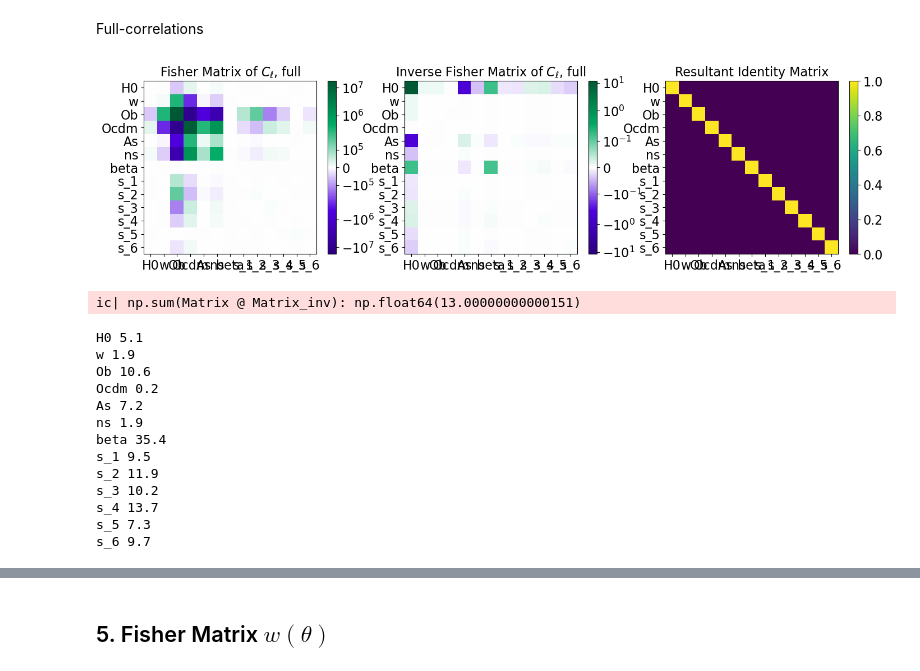
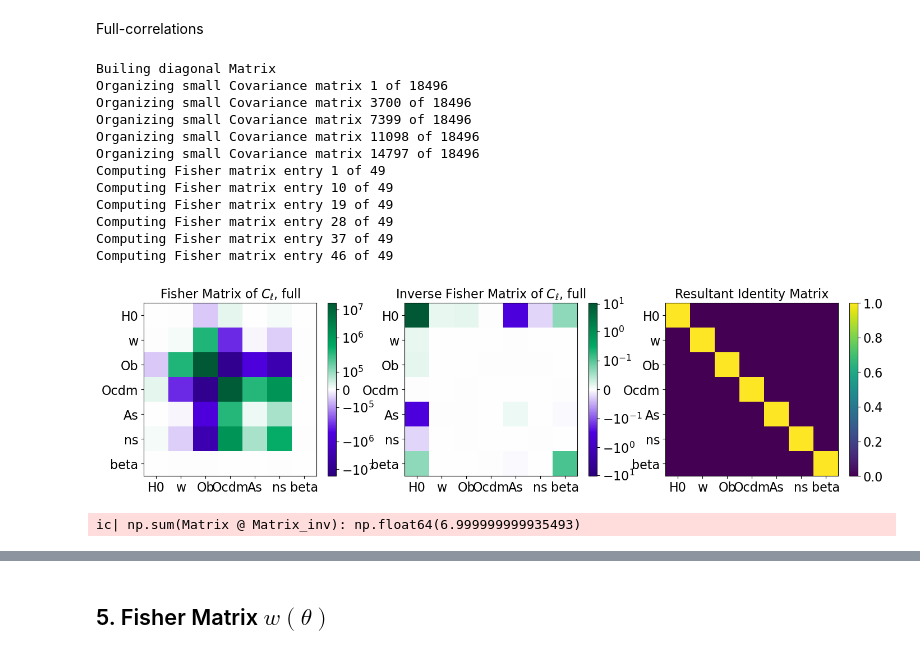
Before and after one commit to GreenTS27/Photo_Surveys-HI_IM-Fisher_Matrix, a Jupyter notebook: Fisher_Matrix_C_ell_vs_w_t.ipynb, the cells around one changed output, grey strips where cells are left out. Drawn from its saved outputs; the diff is of its cells as text; code cells hidden in the pictures.

```diff
--- a/Fisher_Matrix_C_ell_vs_w_t.ipynb
+++ b/Fisher_Matrix_C_ell_vs_w_t.ipynb
@@ -1453,31 +1499,18 @@ arr_zs = np.linspace(0, 1.75, 1000)
 
 # arr_sigma_z = sigma_val*(1+arr_zs)
 arr_sigma_z = np.zeros(N_bins_Total)
-count=0
 for index_zc in range(N_bins_Total):
     if index_zc in dic_Gal_HI_id["Gal"]:
         arr_sigma_z[index_zc] = sigma_val
     elif index_zc in dic_Gal_HI_id["HI"]:
         arr_sigma_z[index_zc] = sigma_val_HI
-
-        # arr_sigma_z[index_zc] = arr_bin_width[index_zc]/2
-        # arr_sigma_z[index_zc] = 10**-3 * (1 + arr_z_central[index_zc])
-
-        # sigma_nu = arr_bin_width_nu[index_zc-N_bins_HI] /2
-        # sigma_nu = 20 /2 #Mhz
-        # nu_obs = nu_ref / (arr_z_central[index_zc] + 1)
-        # arr_sigma_z[index_zc] = (sigma_nu)/ (nu_obs) * (1 + arr_z_central[index_zc])
-        # ic(sigma_nu / nu_obs)
-
-        count+=1
-
 # ic(arr_sigma_z)
 
 
 dic_Window  = Window_func_Gal_HI(arr_zs, arr_z_central, z0_value, N_gal_value,
                                 arr_sigma_val=arr_sigma_z, arr_bin_width=arr_bin_width,
-                                arr_n_gal=arr_ngal_bin, func_pz=func_pz, W_func="W_erf",
-                                dic_Gal_HI_id=dic_Gal_HI_id,
+                                arr_n_gal=arr_ngal_bin, func_pz=func_pz, func_Tz=Temp_HI,
+                                W_func="W_erf", dic_Gal_HI_id=dic_Gal_HI_id,
                                 Show_WS=True, Fig_y_unit="gal/sr",
                                 Name_Survey_Gal=Survey_Gal, Name_Survey_HI=Survey_HI, fig_size=(10,10) )
 
@@ -1751,9 +1784,9 @@ ic| N_thetas: 100
 # %% [markdown]
 ### 1.4 Cosmology and Magnification bias values
 # %%
-set_name = "both"
+# set_name = "both"
 # set_name = "sz"
-# set_name = "beta"
+set_name = "beta"
 
 ############################# Cosmological parameters ####################################
 # dic_Cosm_param={"parameter_name" : ["par_info", fiducial_value, h_value]
@@ -1778,7 +1811,7 @@ for index_zc, z_c in enumerate(arr_z_central):
 
     elif index_zc in dic_Gal_HI_id["HI"]:
         dic_mag_bias[index_zc] = 2/5
-ic(dic_mag_bias)
+# ic(dic_mag_bias)
 
 if set_name=="both":
     dic_Cosm_param["beta"] = ['beta', 1, 10**-2]
@@ -1957,50 +1968,45 @@ Autocorrelations
 Full-correlations
 # %%
 # # Loading data
-# # save_filename_sz = f"{Survey_Gal}_{N_bins_Gal}zbins_{Survey_HI}_{N_bins_HI}zbins_sz"
-# # save_filename_beta = f"{Survey_Gal}_{N_bins_Gal}zbins_{Survey_HI}_{N_bins_HI}zbins_beta"
-# # save_filename_both = f"{Survey_Gal}_{N_bins_Gal}zbins_{Survey_HI}_{N_bins_HI}zbins_both"
+# save_filename_sz = f"{Survey_Gal}_{N_bins_Gal}zbins_{Survey_HI}_{N_bins_HI}zbins_sz"
+# save_filename_beta = f"{Survey_Gal}_{N_bins_Gal}zbins_{Survey_HI}_{N_bins_HI}zbins_beta"
+save_filename_both = f"{Survey_Gal}_{N_bins_Gal}zbins_{Survey_HI}_{N_bins_HI}zbins_both"
 
 
-Cov_Matrix_full = np.load(F"{folder_name}FisherM_CovM_full_{save_filename}.npy")
+Cov_Matrix_full = np.load(F"{folder_name}FisherM_CovM_full_{save_filename_both}.npy")
 
-with open(F"{folder_name}FisherM_deriv_full_{save_filename}.pkl", 'rb') as file:
+with open(F"{folder_name}FisherM_deriv_full_{save_filename_both}.pkl", 'rb') as file:
     dic_derivatives_full = pickle.load(file)
+
 
 
 # Calculating matrix
 Fish_Cl_full = Fisher_Matrix_Cl_better(Data_arr_indices_full, dic_Cosm_param, Cov_Matrix_full, dic_derivatives_full,
                                 full_l_min, l_min, full_l_max, l_max, dic_f_sky, dic_Gal_HI_id=dic_Gal_HI_id,
-                                ell_step=ell_step, verbose=False)
+                                ell_step=ell_step, verbose=True)
 
 
 # Saving data
 df_Cl_full = pd.DataFrame(data=Fish_Cl_full.astype(float))
 df_Cl_full.to_csv(F"{folder_name}FisherM_Cl_full_{save_filename}.csv", sep=' ', header=False, float_format='%.8g', index=False)
 # df_Cl_full.to_csv(F"{folder_name}FisherM_Cl_full_{save_filename}_lmin{l_min}_thetaMax{theta_max}.csv",
 #                   sep=' ', header=False, float_format='%.8g', index=False)
 # Ploting Matrix
 Visualising_F_Matrices( Fish_Cl_full, dic_Cosm_param,
                         list_titles=[r"Fisher Matrix of $C_\ell$, full",r"Inverse Fisher Matrix of $C_\ell$, full",
                                     "Resultant Identity Matrix"])
 # %% [output]
+Builing diagonal Matrix
+Organizing small Covariance matrix 1 of 18496
+Organizing small Covariance matrix 3700 of 18496
+Organizing small Covariance matrix 7399 of 18496
+Organizing small Covariance matrix 11098 of 18496
+Organizing small Covariance matrix 14797 of 18496
+Computing Fisher matrix entry 1 of 49
+Computing Fisher matrix entry 10 of 49
+Computing Fisher matrix entry 19 of 49
+Computing Fisher matrix entry 28 of 49
+Computing Fisher matrix entry 37 of 49
+Computing Fisher matrix entry 46 of 49
-[figure, old version]
+[figure, new version]
-ic| np.sum(Matrix @ Matrix_inv): np.float64(13.00000000000151)
+ic| np.sum(Matrix @ Matrix_inv): np.float64(6.999999999935493)
-# %%
-for i,key in enumerate(dic_Cosm_param.keys()):
-    err_percent = np.sqrt(np.diagonal(np.linalg.inv(Fish_Cl_full))[i]) / np.abs(dic_Cosm_param[key][1]) *100
-    print(key,   f"{err_percent:.1f}"  )
-# %% [output]
-H0 5.1
-w 1.9
-Ob 10.6
-Ocdm 0.2
-As 7.2
-ns 1.9
-beta 35.4
-s_1 9.5
-s_2 11.9
-s_3 10.2
-s_4 13.7
-s_5 7.3
-s_6 9.7
```
Also changed, not shown: parts of 15 cells of this notebook.
